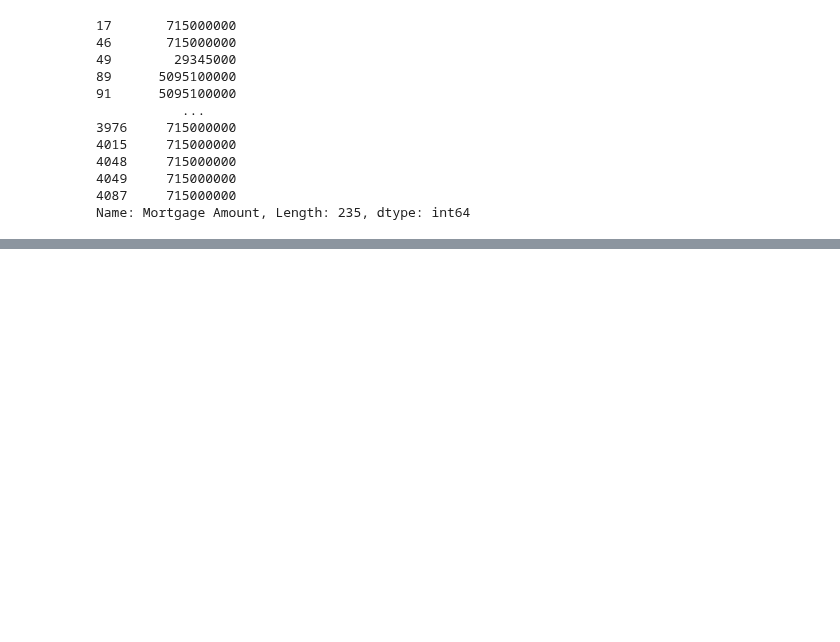
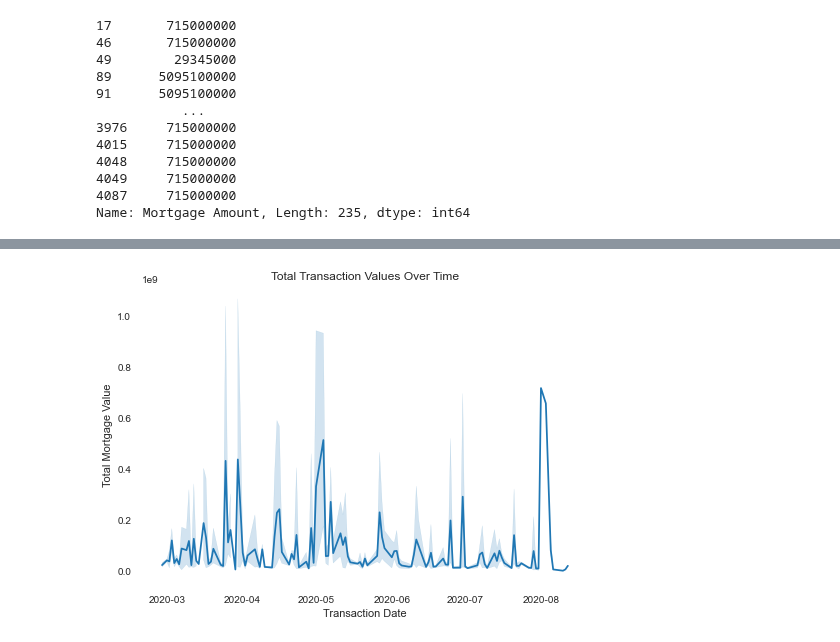
Before and after one commit to tahentx/pv_workbook, a Jupyter notebook: datascience/misc/upwork_commercialloans.ipynb, the cells around one changed output, grey strips where cells are left out. Drawn from its saved outputs; the diff is of its cells as text; code cells hidden in the pictures; blank space fills up the shorter version.

```diff
--- a/datascience/misc/upwork_commercialloans.ipynb
+++ b/datascience/misc/upwork_commercialloans.ipynb
@@ -122,0 +141,2 @@ profile
+# %%
+loans_df['Last Mortgage'] = pd.to_datetime(loans_df['Last Mortgage'])
@@ -122,0 +158,8 @@ profile
+# %%
+sns.lineplot(x=loans_df['Last Mortgage'],y=loans_df['Mortgage Amount'].dropna().astype(int))
+plt.xlabel('Transaction Date')
+plt.ylabel('Total Mortgage Value')
+plt.title('Total Transaction Values Over Time')
+plt.savefig('time')
+# %% [output]
+[figure, added]
```
Also changed, not shown: parts of 34 cells of this notebook.
